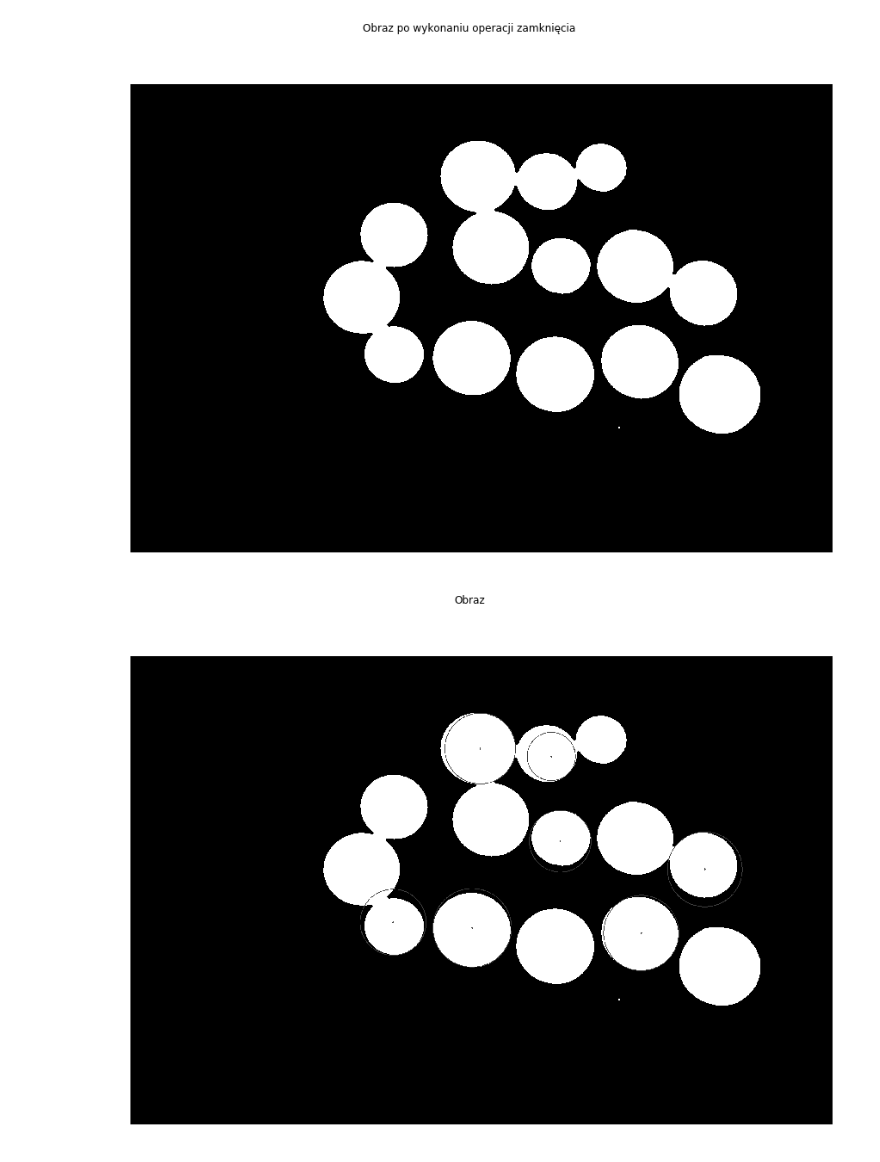
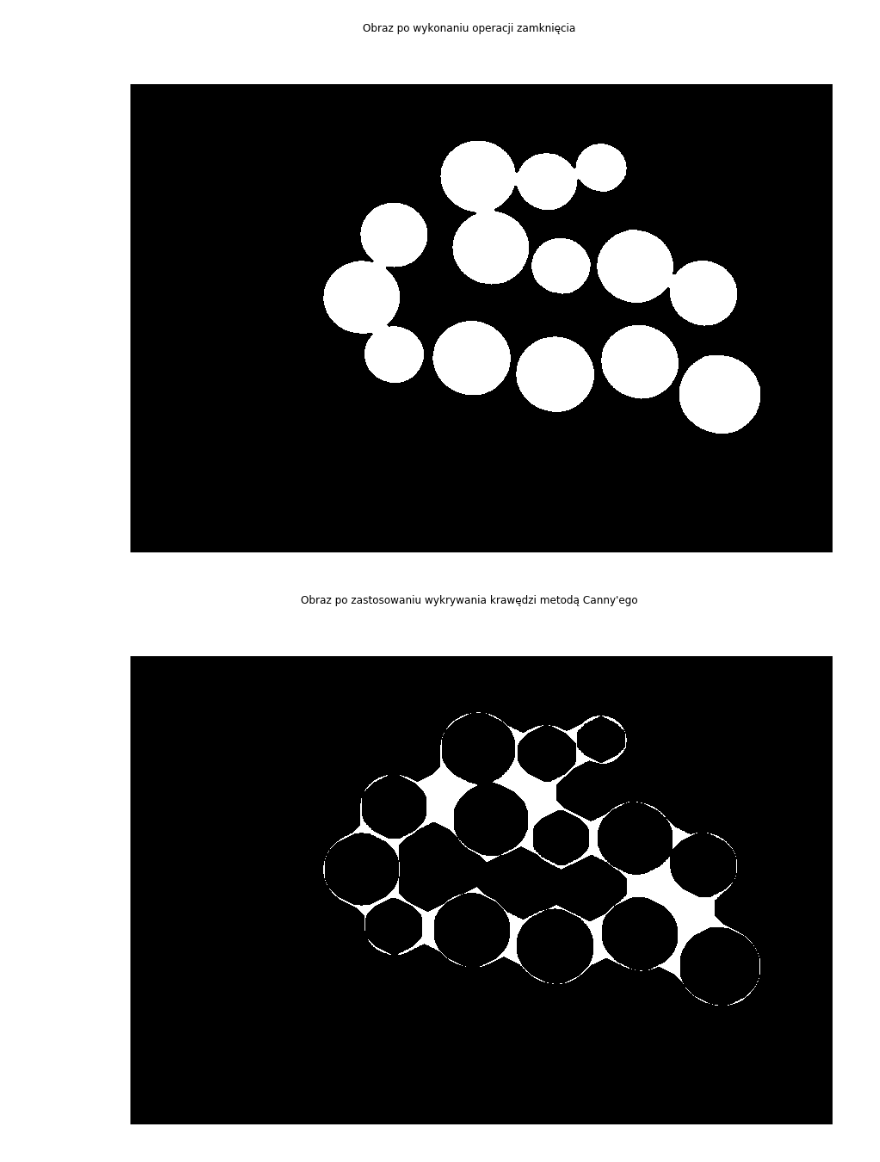
Before and after one commit to Machina123/ImageProcessing, a Jupyter notebook: FinalAssignment/01_assignment.ipynb, the cells around one changed output. Cells and saved outputs as stored; diff of their text form; code cells hidden in the pictures.

```diff
--- a/FinalAssignment/01_assignment.ipynb
+++ b/FinalAssignment/01_assignment.ipynb
@@ -56,20 +67,19 @@ showimg(processedimg, title="Obraz poddany binaryzacji metodą Otsu")
 
 morphKernel = cv2.getStructuringElement(cv2.MORPH_ELLIPSE, (7,7))
 processedimg = cv2.morphologyEx(processedimg, op=cv2.MORPH_CLOSE, kernel=morphKernel, iterations=2)
+processedimg = cv2.morphologyEx(processedimg, op=cv2.MORPH_OPEN, kernel=morphKernel, iterations=2)
+processedimg = cv2.morphologyEx(processedimg, op=cv2.MORPH_CLOSE, kernel=morphKernel, iterations=2)
+
+binaryimg = processedimg.copy()
 
 showimg(processedimg, title="Obraz po wykonaniu operacji zamknięcia")
 # %% [output]
 [figure]
 [figure]
-# %%
-circles = cv2.HoughCircles(processedimg,cv2.HOUGH_GRADIENT,1,100,param1=60,param2=30,minRadius=0,maxRadius=0)
-circles = np.uint16(np.around(circles))
-cimg = processedimg.copy()
-for i in circles[0,:]:
-   # draw the outer circle
-   cv2.circle(cimg,(i[0],i[1]),i[2],(64,64,64),2)
-   # draw the center of the circle
-   cv2.circle(cimg,(i[0],i[1]),2,(64,64,64),3)
-showimg(cimg)
-# %% [output]
-[figure, removed]
+# %%
+processedimg = cv2.GaussianBlur(processedimg, (5,5), 0)
+edgeimg = cv2.Canny(processedimg, 50, 120)
+edgeimg = cv2.morphologyEx(edgeimg, op=cv2.MORPH_CLOSE, kernel=morphKernel, iterations=33)
+showimg(edgeimg, title="Obraz po zastosowaniu wykrywania krawędzi metodą Canny'ego")
+# %% [output]
+[figure, added]
```
Also changed, not shown: parts of 3 cells of this notebook.
